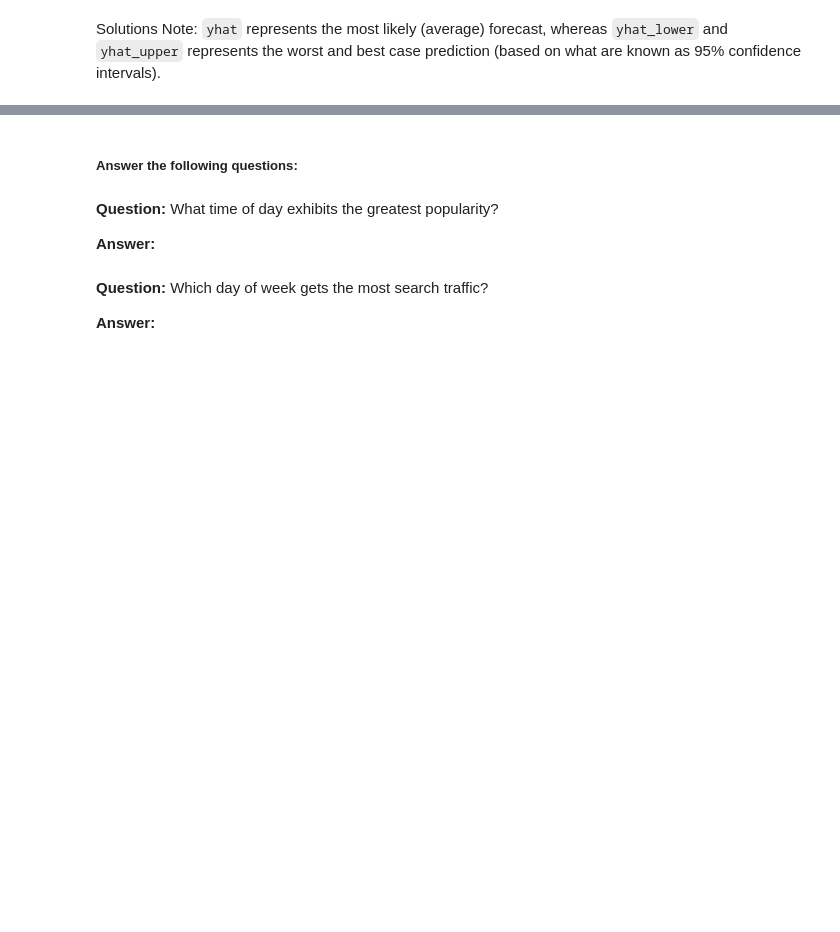
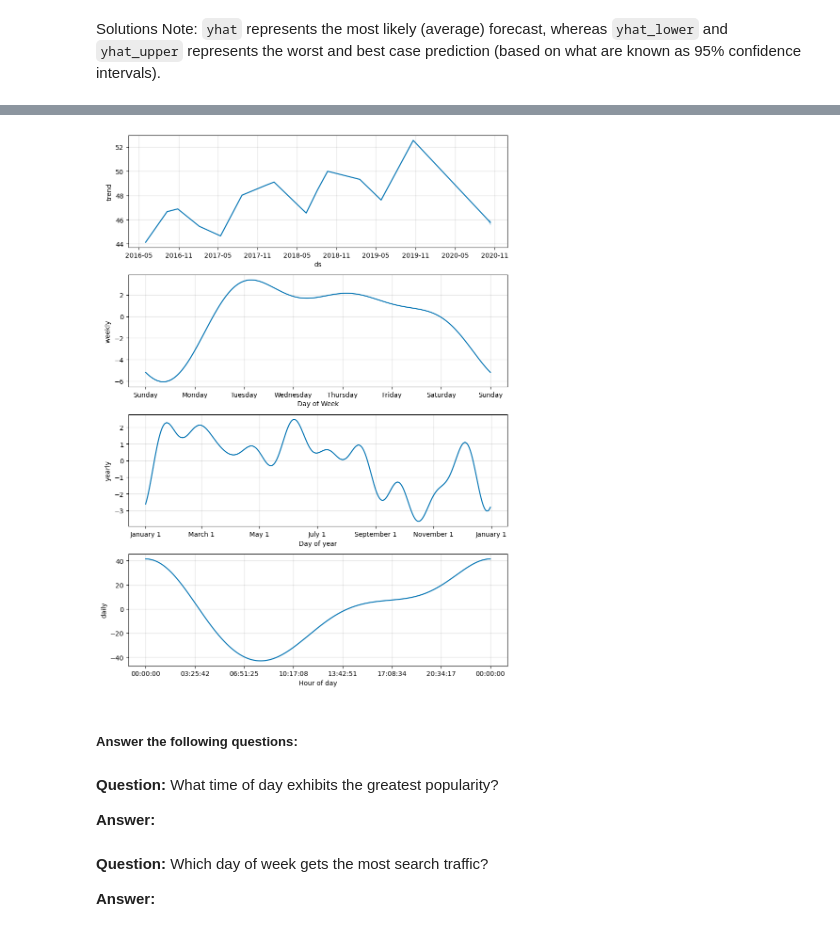
Before and after one commit to shawnakumar/prophet-challenge, a Jupyter notebook: forecasting_net_prophet.ipynb, the cells around one changed output, grey strips where cells are left out. Drawn from its saved outputs; the diff is of its cells as text; code cells hidden in the pictures; blank space fills up the shorter version.

```diff
--- a/forecasting_net_prophet.ipynb
+++ b/forecasting_net_prophet.ipynb
@@ -575,9 +635,13 @@ Solutions Note: `yhat` represents the most likely (average) forecast, whereas `y
 # %%
 # Reset the index in the forecast_mercado_trends DataFrame
-
+forcast_mercado_trends= forcast_mercado_trends.reset_index()
+forcast_mercado_trends.head()
 
 # Use the plot_components function to visualize the forecast results
 # for the forecast_canada DataFrame
+fig_forecast_mercado_trends = m.plot_components(forcast_mercado_trends)
+# %% [output]
+[figure, added]
 # %% [markdown]
 ##### Answer the following questions:
 # %% [markdown]
```
Also changed, not shown: parts of 9 cells of this notebook.
